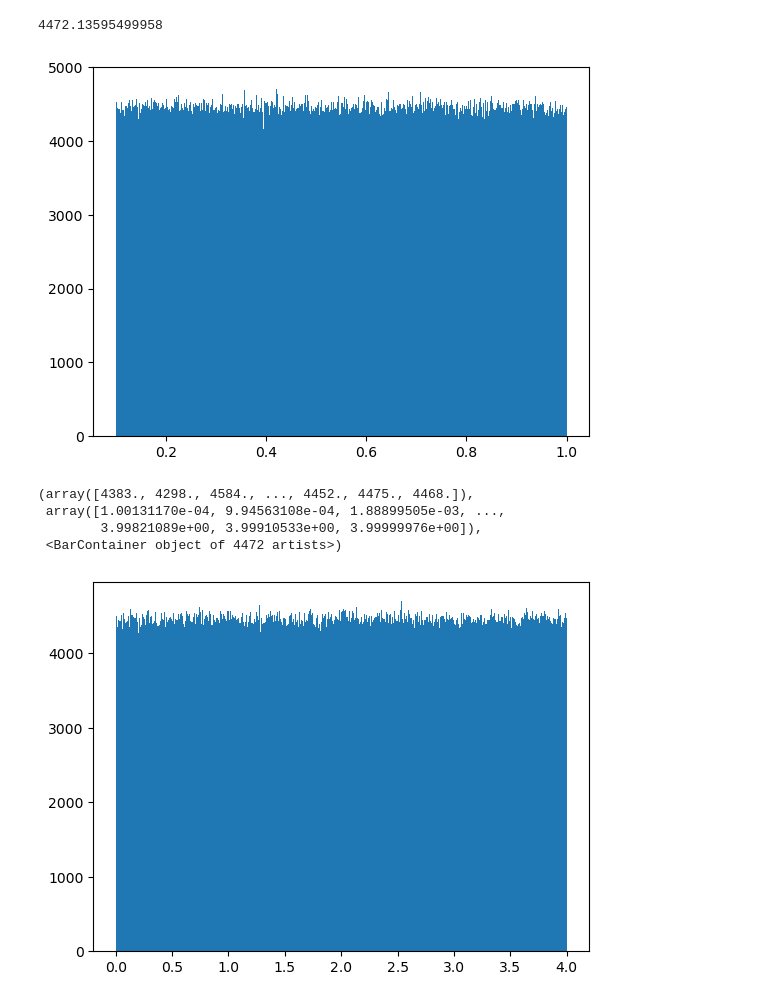
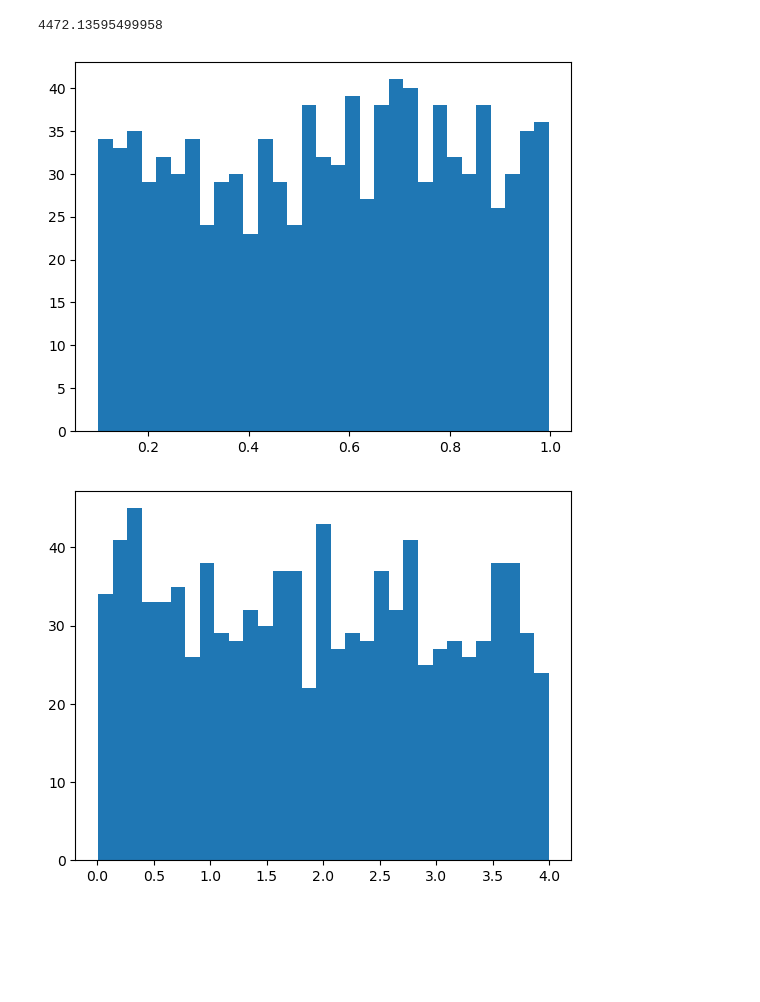
Before and after one commit to SimoneRestuccia/astrostatistics_bicocca_2024, a Jupyter notebook: working/L_20_01.ipynb, the cells around one changed output. Cells and saved outputs as stored; diff of their text form; code cells hidden in the pictures; blank space fills up the shorter version.

```diff
--- a/working/L_20_01.ipynb
+++ b/working/L_20_01.ipynb
@@ -59,15 +62,11 @@ snr = f['snr'][:]
 # %% [output]
 4472.13595499958
 # %%
-plt.hist(q, bins = int((len(q))**0.5));
+plt.hist(q[:1000], bins = int((len(q[:1000]))**0.5));
 # %% [output]
-[figure, old version]
+[figure, new version]
 # %%
-plt.hist(z, bins = int((len(z))**0.5));
+plt.hist(z[:1000], bins = int((len(z[:1000]))**0.5));
 # %% [output]
-(array([4383., 4298., 4584., ..., 4452., 4475., 4468.]),
- array([1.00131170e-04, 9.94563108e-04, 1.88899505e-03, ...,
-        3.99821089e+00, 3.99910533e+00, 3.99999976e+00]),
- <BarContainer object of 4472 artists>)
-[figure, old version]
+[figure, new version]
 # %%
```
Also changed, not shown: parts of 15 cells of this notebook.
